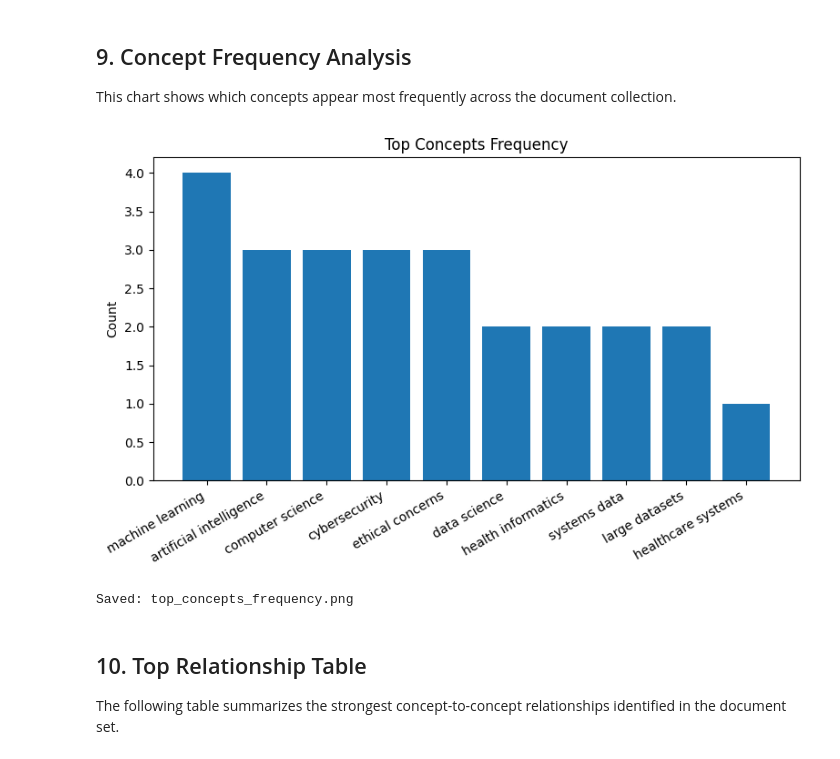
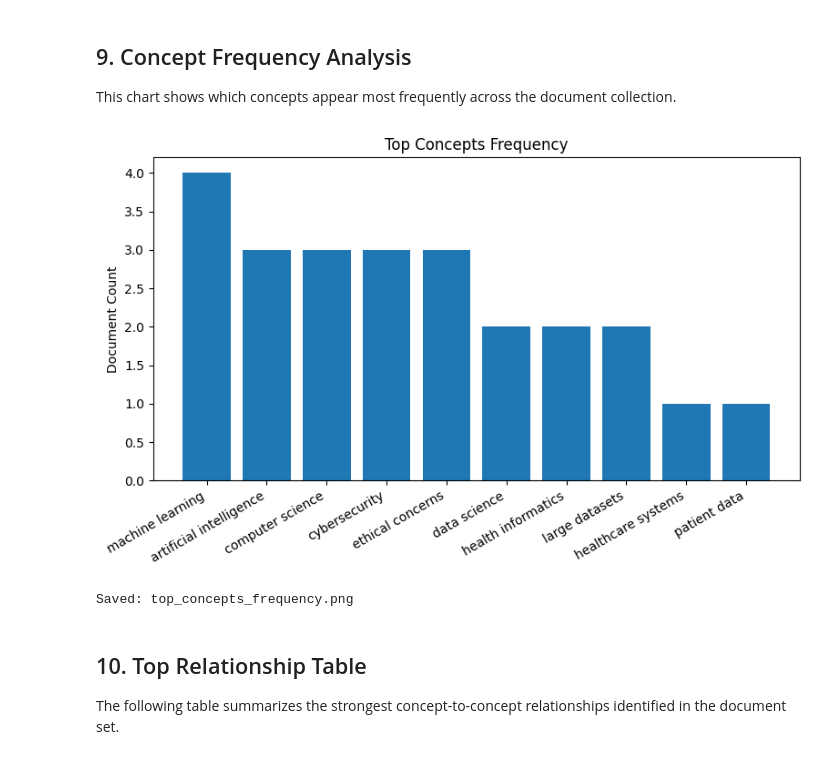
Before and after one commit to Bless01/KDD_Group7, a Jupyter notebook: project_knowledge_graph.ipynb, the cells around one changed output. Cells and saved outputs as stored; diff of their text form; code cells hidden in the pictures.

```diff
--- a/project_knowledge_graph.ipynb
+++ b/project_knowledge_graph.ipynb
@@ -185,9 +221,24 @@ bad_terms = {
     "key concepts"
 }
 
-concepts = [fix_map.get(c, c) for c in raw_concepts]
+# original
+# concepts = [fix_map.get(c, c) for c in raw_concepts]
+# concepts = [c for c in concepts if c not in bad_terms]
+# concepts = list(dict.fromkeys(concepts))
+
+# new changes normalize + clean + consistent ordering
+
+# Step 1: normalize text (lowercase + strip spaces)
+concepts = [c.lower().strip() for c in raw_concepts]
+
+# Step 2: fix reversed / incorrect phrases
+concepts = [fix_map.get(c, c) for c in concepts]
+
+# Step 3: remove bad / meaningless terms
 concepts = [c for c in concepts if c not in bad_terms]
-concepts = list(dict.fromkeys(concepts))
+
+# Step 4: remove duplicates AND sort for consistency
+concepts = sorted(set(concepts))
 
 print("Cleaned concepts:")
 for c in concepts:
@@ -313,30 +434,52 @@ Saved: knowledge_graph_clean.png
 
 This chart shows which concepts appear most frequently across the document collection.
 # %%
+from collections import Counter
+import re  # NEW: for accurate matching
+
 concept_counts = Counter()
 
 for doc in cleaned_docs:
     for concept in concepts:
-        if concept in doc:
+
+        # ORIGINAL
+        # if concept in doc:
+        #     concept_counts[concept] += 1
+
+        # IMPROVED: use word-boundary matching for accurate counting
+        if re.search(r'\b' + re.escape(concept) + r'\b', doc):
             concept_counts[concept] += 1
 
 top_concepts = concept_counts.most_common(10)
 
 labels = [item[0] for item in top_concepts]
 values = [item[1] for item in top_concepts]
 
-plt.figure(figsize=(8, 5))
-plt.bar(labels, values)
-plt.xticks(rotation=30, ha="right")
-plt.title("Top Concepts Frequency")
-plt.ylabel("Count")
-plt.tight_layout()
-plt.savefig("top_concepts_frequency.png", dpi=300, bbox_inches="tight")
-plt.show()
+# IMPROVED: only plot if data exists
+if labels and values:
 
-print("Saved: top_concepts_frequency.png")
+    plt.figure(figsize=(8, 5))
+    plt.bar(labels, values)
+
+    plt.xticks(rotation=30, ha="right")
+    plt.title("Top Concepts Frequency")
+
+    # ORIGINAL
+    # plt.ylabel("Count")
+
+    # IMPROVED: clearer label
+    plt.ylabel("Document Count")
+
+    plt.tight_layout()
+    plt.savefig("top_concepts_frequency.png", dpi=300, bbox_inches="tight")
+    plt.show()
+
+    print("Saved: top_concepts_frequency.png")
+
+else:
+    print("No concept frequency data to display.")
 # %% [output]
-[figure, old version]
+[figure, new version]
 Saved: top_concepts_frequency.png
 # %% [markdown]
 ## 10. Top Relationship Table
```
Also changed, not shown: parts of 9 cells of this notebook.
